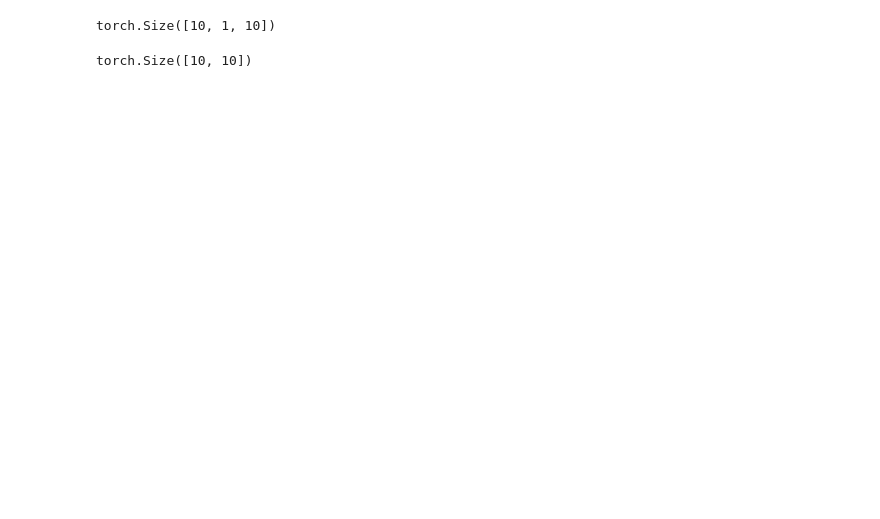
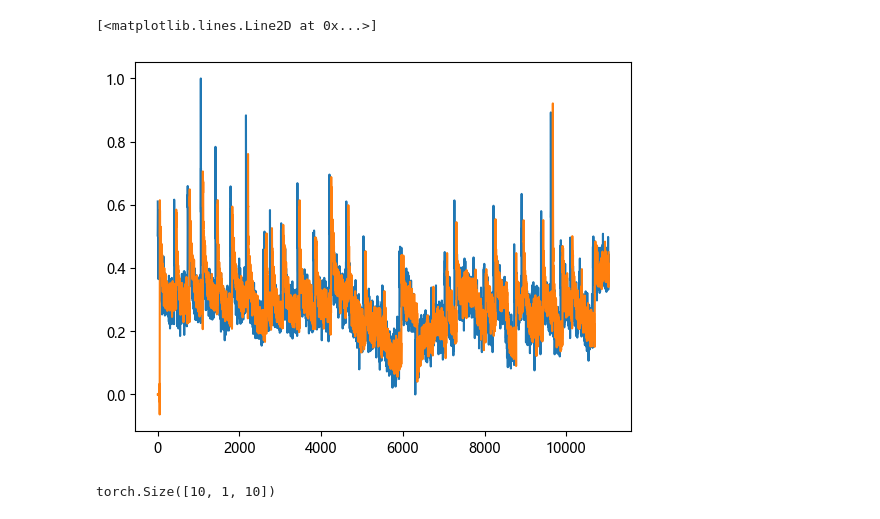
Before and after one commit to lomvix/time-serise, a Jupyter notebook: LSTM.ipynb, the cells around one changed output. Cells and saved outputs as stored; diff of their text form; code cells hidden in the pictures; blank space fills up the shorter version.

```diff
--- a/LSTM.ipynb
+++ b/LSTM.ipynb
@@ -14,3 +91,12 @@ y=data.iloc[:,1]
+# %%
+
+# plt.plot(fmd(y,4)[0])
+plt.plot(y)
+plt.plot(fmd(y,4)[0])
+# plt.plot(y)
+# %% [output]
+[<matplotlib.lines.Line2D at 0x...>]
+[figure, added]
 # %%
 seg_len = 5
 serise = np.array([y[i:i+seg_len] for i in range(X.shape[0]-seg_len)])
@@ -29,7 +114,3 @@ x=nn.LSTM(input_size=10,hidden_size=10,num_layers=2,batch_first=True).forward(x,
 x.shape
 # %% [output]
 torch.Size([10, 1, 10])
-# %%
-x.view(len(x),-1).shape
-# %% [output]
-torch.Size([10, 10])
```
Also changed, not shown: parts of 21 cells of this notebook, 5 other files.
